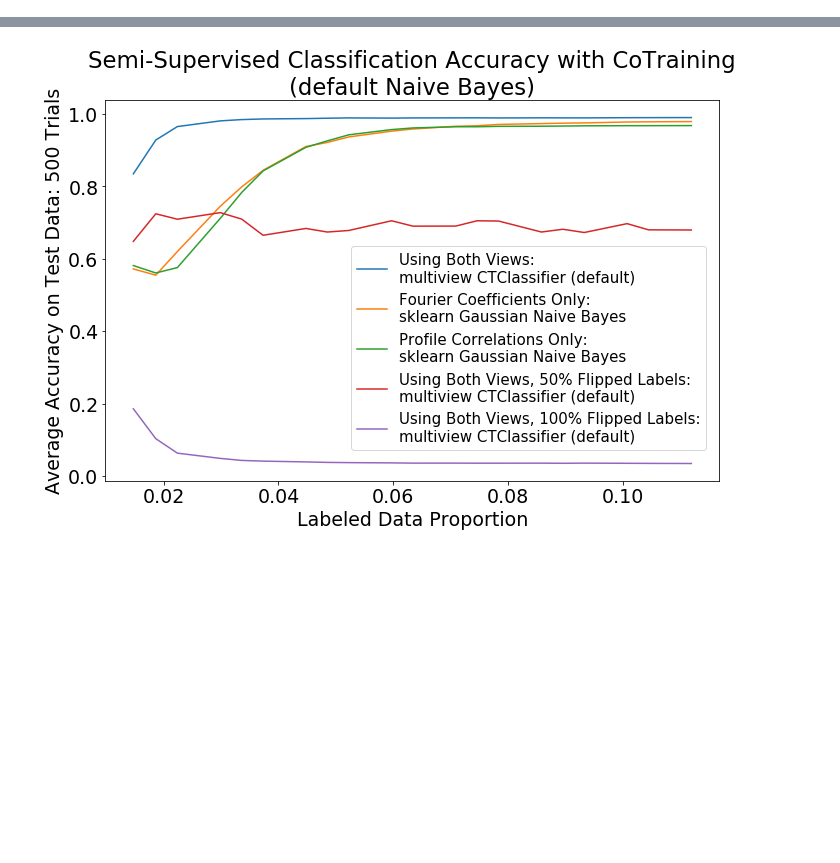
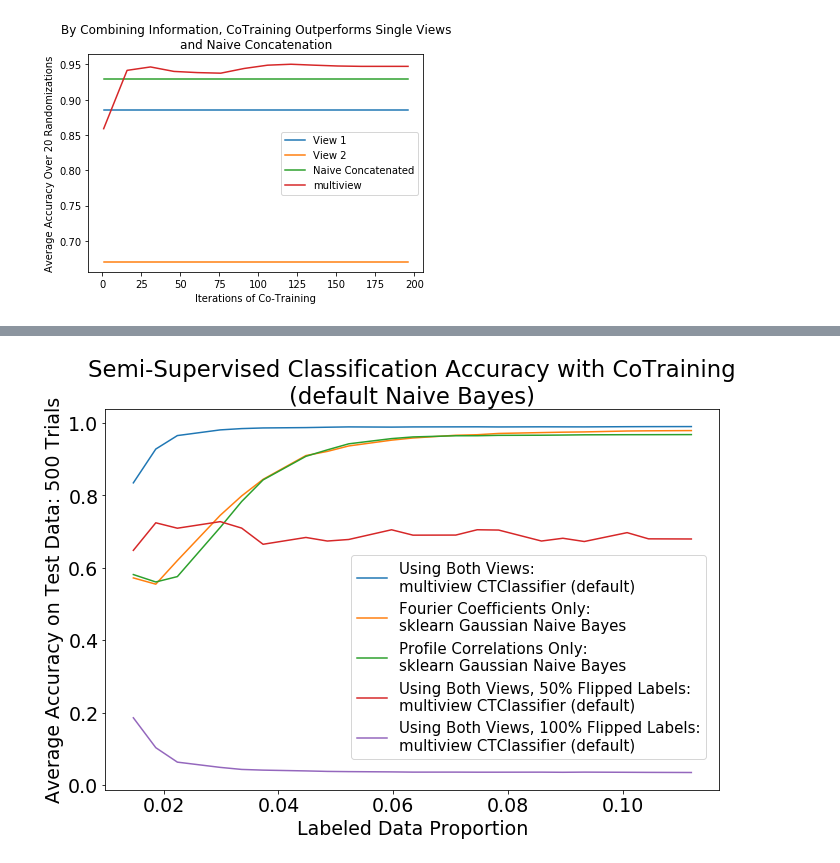
Before and after one commit to mvlearn/mvlearn, a Jupyter notebook: docs/tutorials/cotraining/cotraining_classification_simulatedperformance.ipynb, the cells around one changed output, grey strips where cells are left out. Drawn from its saved outputs; the diff is of its cells as text; code cells hidden in the pictures; blank space fills up the shorter version.

```diff
--- a/docs/tutorials/cotraining/cotraining_classification_simulatedperformance.ipynb
+++ b/docs/tutorials/cotraining/cotraining_classification_simulatedperformance.ipynb
@@ -894,0 +57,28 @@ for i, num in zip(np.linspace(0.03, .30, 20), (np.linspace(4, 30, 20)).astype(in
+# %%
+def scatterplot_classes(not_removed, labels_train, labels_train_full, View1_train, View2_train):
+
+    idx_train_0 = np.where(labels_train_full==0)
+    idx_train_1 = np.where(labels_train_full==1)
+
+    labeled_idx_class0 = not_removed[np.where(labels_train[not_removed]==0)]
+    labeled_idx_class1 = not_removed[np.where(labels_train[not_removed]==1)]
+
+    # plot the views
+    plt.figure()
+    fig, ax = plt.subplots(1,2, figsize=(14,5))
+
+    ax[0].scatter(View1_train[idx_train_0,0], View1_train[idx_train_0,1])
+    ax[0].scatter(View1_train[idx_train_1,0], View1_train[idx_train_1,1])
+    ax[0].scatter(View1_train[labeled_idx_class0,0], View1_train[labeled_idx_class0,1], s=300, marker='X')
+    ax[0].scatter(View1_train[labeled_idx_class1,0], View1_train[labeled_idx_class1,1], s=300, marker='X')
+    ax[0].set_title('One Randomization of View 1')
+    ax[0].legend(('Class 0', 'Class 1', 'Labeled Class 0', 'Labeled Class 1'))
+
+    ax[1].scatter(View2_train[idx_train_0,0], View1_train[idx_train_0,1])
+    ax[1].scatter(View2_train[idx_train_1,0], View1_train[idx_train_1,1])
+    ax[1].scatter(View2_train[labeled_idx_class0,0], View1_train[labeled_idx_class0,1], s=300, marker='X')
+    ax[1].scatter(View2_train[labeled_idx_class1,0], View1_train[labeled_idx_class1,1], s=300, marker='X')
+    ax[1].set_title('One Randomization of View 2')
+    ax[1].legend(('Class 0', 'Class 1', 'Labeled Class 0', 'Labeled Class 1'))
+
+    plt.show()
@@ -894,0 +185,14 @@ for i, num in zip(np.linspace(0.03, .30, 20), (np.linspace(4, 30, 20)).astype(in
+# %%
+# make a figure from the data
+plt.figure()
+plt.plot(N_iters, acc_view1*np.ones(N_iters.shape))
+plt.plot(N_iters, acc_view2*np.ones(N_iters.shape))
+plt.plot(N_iters, acc_combined*np.ones(N_iters.shape))
+plt.plot(N_iters, acc_ct)
+plt.legend(('View 1', 'View 2', 'Naive Concatenated', 'multiview'))
+plt.ylabel("Average Accuracy Over {} Randomizations".format(randomizations))
+plt.xlabel('Iterations of Co-Training')
+plt.title('By Combining Information, CoTraining Outperforms Single Views\nand Naive Concatenation')
+plt.show()
+# %% [output]
+[figure, added]
```
Also changed, not shown: parts of 42 cells of this notebook.
